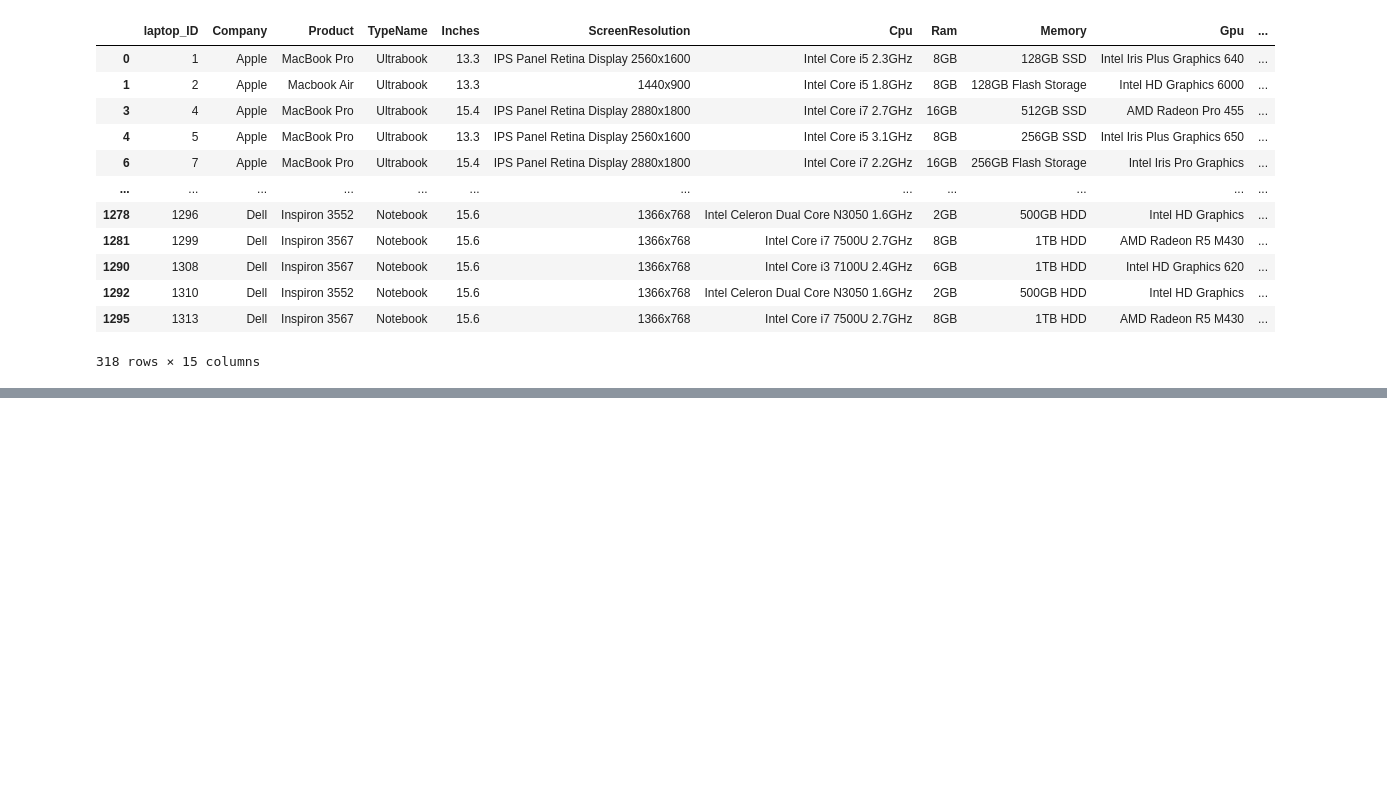
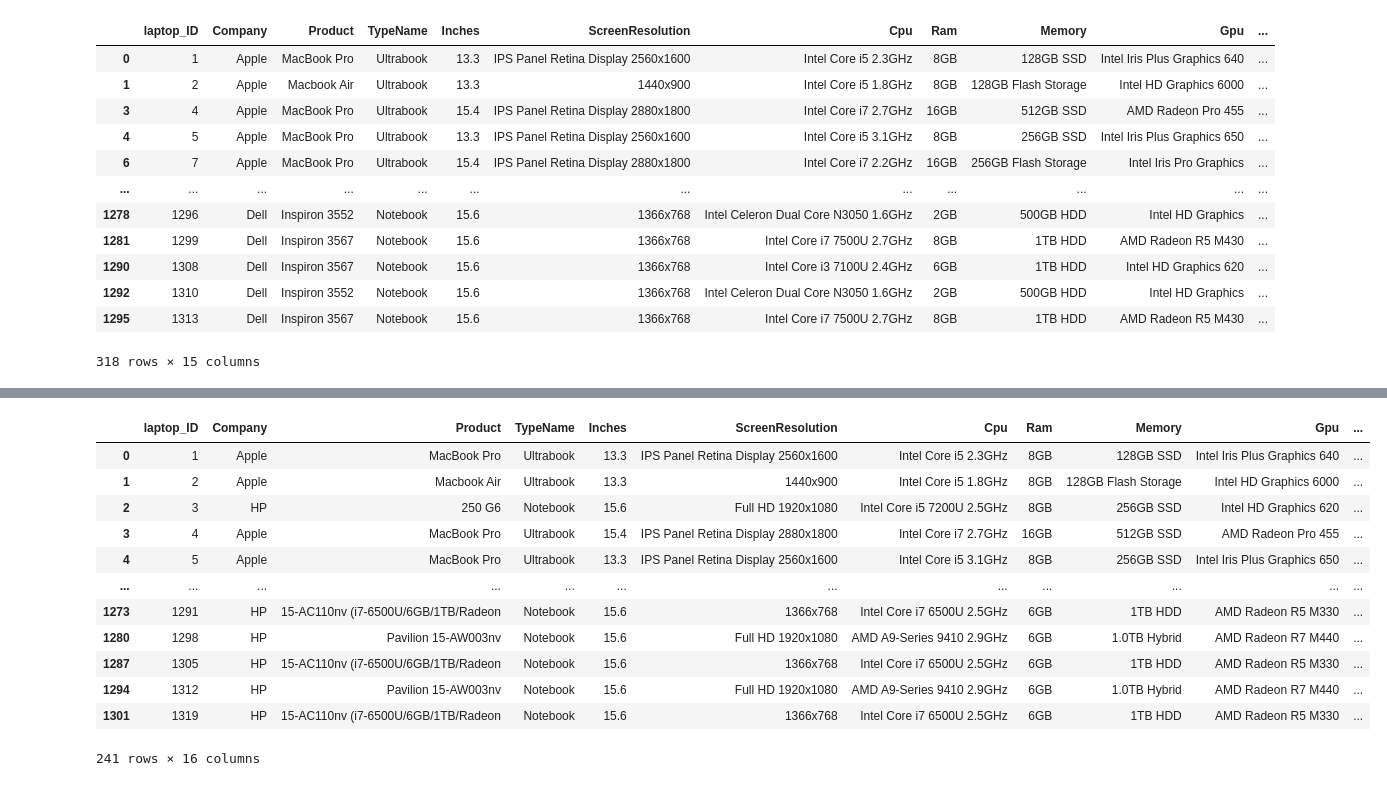
Before and after one commit to filasouf2005/Learning-Data-Since, a Jupyter notebook: Data Filtering/filterData.ipynb, the cells around one changed output, grey strips where cells are left out. Saved outputs shown, nothing was run; the diff lists cells and outputs as text; code cells hidden in the pictures; blank space fills up the shorter version.

```diff
--- a/Data Filtering/filterData.ipynb
+++ b/Data Filtering/filterData.ipynb
@@ -183,0 +253,20 @@ df_laptop[(df_laptop['Company'] == 'Apple') | (df_laptop['Company'] == 'Dell')]
+# %%
+#find notebooks or ultabooks from Apple or Hp
+filter1 =df_laptop['TypeName'].isin(['Notebook','Ultrabook'])
+filter2 = df_laptop['Company'].isin(['Apple','HP'])
+
+df_laptop[filter1 & filter2]
+# %% [output]
+|  | laptop_ID | Company | Product | TypeName | Inches | ScreenResolution | Cpu | Ram | Memory | Gpu | ... |
+| 0 | 1 | Apple | MacBook Pro | Ultrabook | 13.3 | IPS Panel Retina Display 2560x1600 | Intel Core i5 2.3GHz | 8GB | 128GB SSD | Intel Iris Plus Graphics 640 | ... |
+| 1 | 2 | Apple | Macbook Air | Ultrabook | 13.3 | 1440x900 | Intel Core i5 1.8GHz | 8GB | 128GB Flash Storage | Intel HD Graphics 6000 | ... |
+| 2 | 3 | HP | 250 G6 | Notebook | 15.6 | Full HD 1920x1080 | Intel Core i5 7200U 2.5GHz | 8GB | 256GB SSD | Intel HD Graphics 620 | ... |
+| 3 | 4 | Apple | MacBook Pro | Ultrabook | 15.4 | IPS Panel Retina Display 2880x1800 | Intel Core i7 2.7GHz | 16GB | 512GB SSD | AMD Radeon Pro 455 | ... |
+| 4 | 5 | Apple | MacBook Pro | Ultrabook | 13.3 | IPS Panel Retina Display 2560x1600 | Intel Core i5 3.1GHz | 8GB | 256GB SSD | Intel Iris Plus Graphics 650 | ... |
+| ... | ... | ... | ... | ... | ... | ... | ... | ... | ... | ... | ... |
+| 1273 | 1291 | HP | 15-AC110nv (i7-6500U/6GB/1TB/Radeon | Notebook | 15.6 | 1366x768 | Intel Core i7 6500U 2.5GHz | 6GB | 1TB HDD | AMD Radeon R5 M330 | ... |
+| 1280 | 1298 | HP | Pavilion 15-AW003nv | Notebook | 15.6 | Full HD 1920x1080 | AMD A9-Series 9410 2.9GHz | 6GB | 1.0TB Hybrid | AMD Radeon R7 M440 | ... |
+| 1287 | 1305 | HP | 15-AC110nv (i7-6500U/6GB/1TB/Radeon | Notebook | 15.6 | 1366x768 | Intel Core i7 6500U 2.5GHz | 6GB | 1TB HDD | AMD Radeon R5 M330 | ... |
+| 1294 | 1312 | HP | Pavilion 15-AW003nv | Notebook | 15.6 | Full HD 1920x1080 | AMD A9-Series 9410 2.9GHz | 6GB | 1.0TB Hybrid | AMD Radeon R7 M440 | ... |
+| 1301 | 1319 | HP | 15-AC110nv (i7-6500U/6GB/1TB/Radeon | Notebook | 15.6 | 1366x768 | Intel Core i7 6500U 2.5GHz | 6GB | 1TB HDD | AMD Radeon R5 M330 | ... |
+241 rows × 16 columns
```
Also changed, not shown: parts of 10 cells of this notebook.
